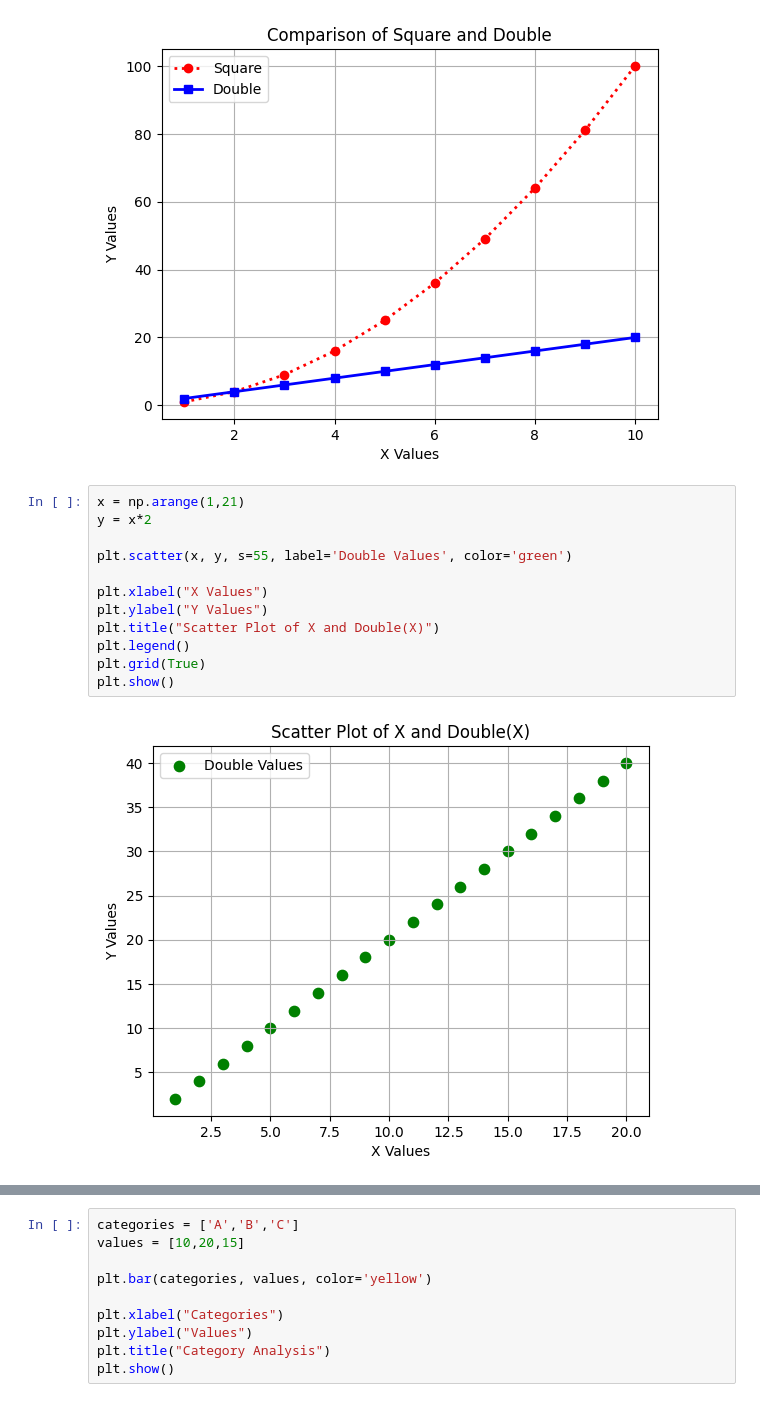
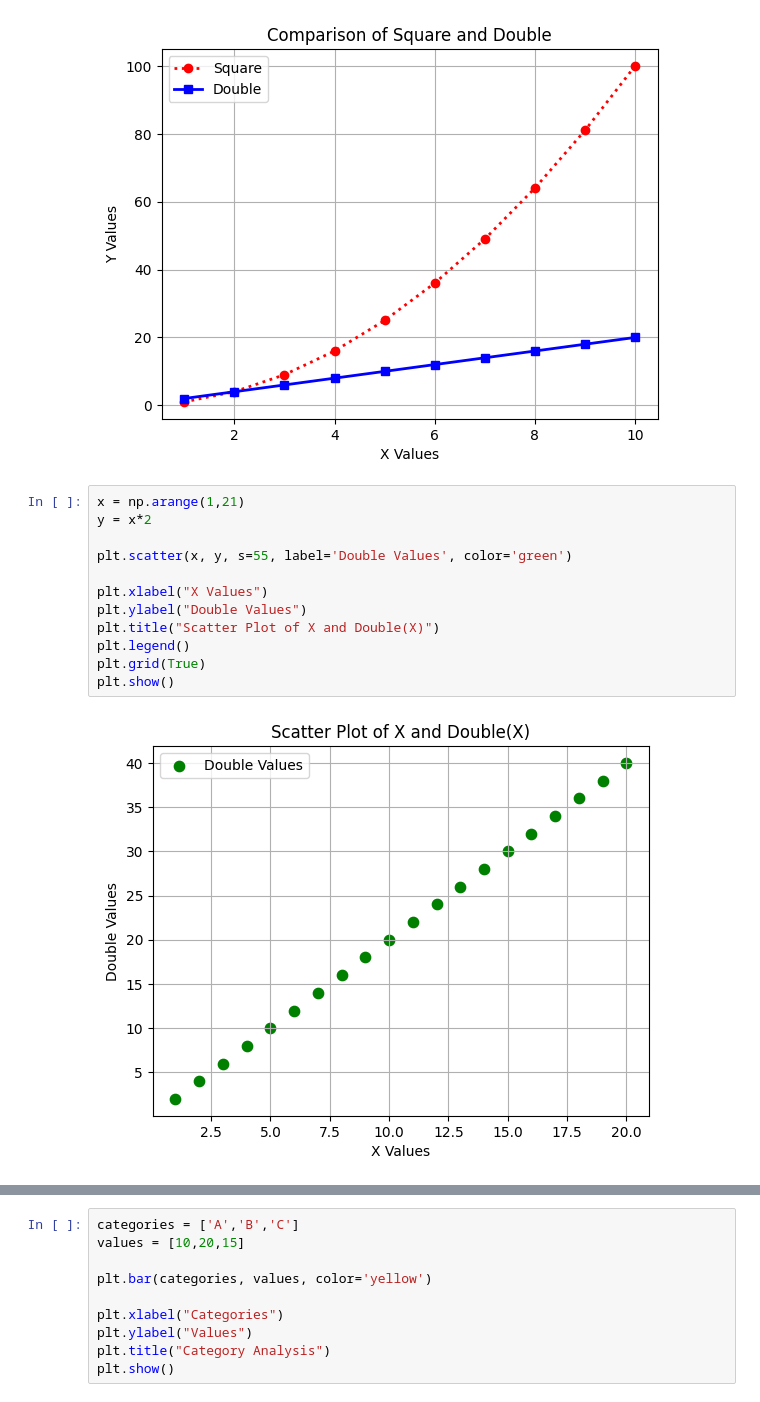
Before and after one commit to cenna-alias/test, a Jupyter notebook: line_plot.ipynb, the cells around one changed output, grey strips where cells are left out. Saved outputs shown, nothing was run; the diff lists cells and outputs as text.

```diff
--- a/line_plot.ipynb
+++ b/line_plot.ipynb
@@ -38,17 +38,17 @@ plt.show()
 # %%
 x = np.arange(1,21)
 y = x*2
 
 plt.scatter(x, y, s=55, label='Double Values', color='green')
 
 plt.xlabel("X Values")
-plt.ylabel("Y Values")
+plt.ylabel("Double Values")
 plt.title("Scatter Plot of X and Double(X)")
 plt.legend()
 plt.grid(True)
 plt.show()
 # %% [output]
-[figure, old version]
+[figure, new version]
 # %%
 x=np.arange(1,16)
 y = np.random.randint(1000, 9999, 15)
```
Also changed, not shown: parts of 1 cell of this notebook.
